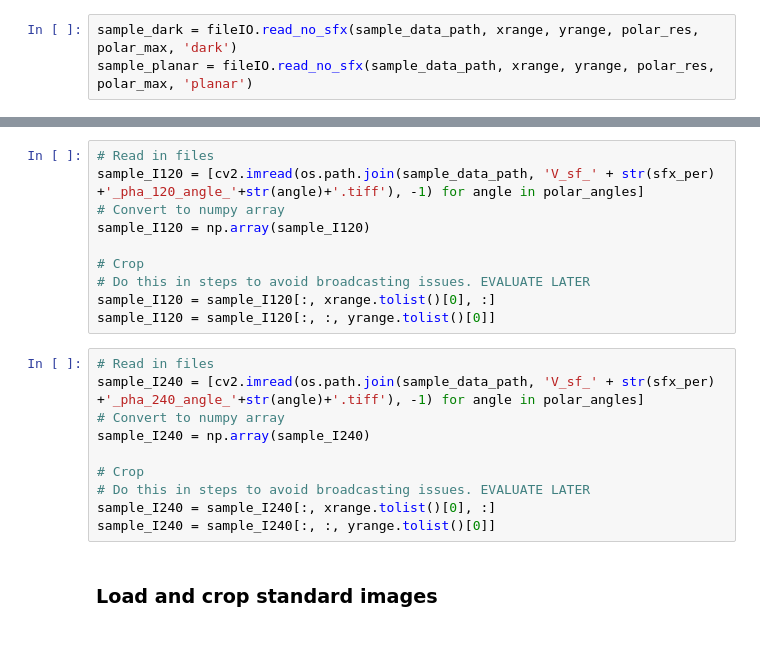
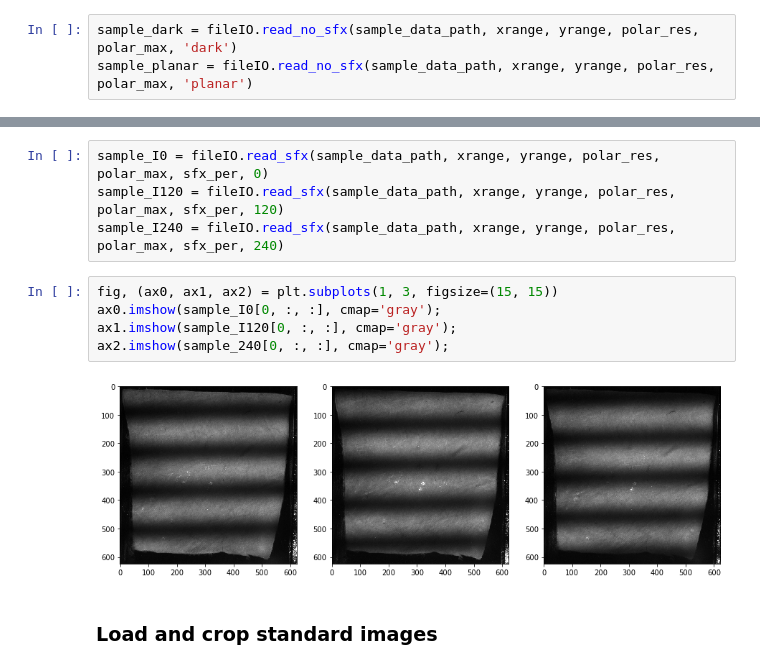
Before and after one commit to stpotter16/psfdi, a Jupyter notebook: notebooks/exploratory/stp_explore_ODF_extraction_data_analysis.ipynb, the cells around one changed output, grey strips where cells are left out. Saved outputs shown, nothing was run; the diff lists cells and outputs as text; blank space fills up the shorter version.

Commit message:
removing local dependency on spatial frequency pattern image readings

```diff
--- a/notebooks/exploratory/stp_explore_ODF_extraction_data_analysis.ipynb
+++ b/notebooks/exploratory/stp_explore_ODF_extraction_data_analysis.ipynb
@@ -178,23 +155,14 @@ sample_I0 = sample_I0[:, :, yrange.tolist()[0]]
-# %%
-# Read in files
-sample_I120 = [cv2.imread(os.path.join(sample_data_path, 'V_sf_' + str(sfx_per) +'_pha_120_angle_'+str(angle)+'.tiff'), -1) for angle in polar_angles]
-# Convert to numpy array
-sample_I120 = np.array(sample_I120)
-
-# Crop
-# Do this in steps to avoid broadcasting issues. EVALUATE LATER
-sample_I120 = sample_I120[:, xrange.tolist()[0], :]
-sample_I120 = sample_I120[:, :, yrange.tolist()[0]]
-# %%
-# Read in files
-sample_I240 = [cv2.imread(os.path.join(sample_data_path, 'V_sf_' + str(sfx_per) +'_pha_240_angle_'+str(angle)+'.tiff'), -1) for angle in polar_angles]
-# Convert to numpy array
-sample_I240 = np.array(sample_I240)
-
-# Crop
-# Do this in steps to avoid broadcasting issues. EVALUATE LATER
-sample_I240 = sample_I240[:, xrange.tolist()[0], :]
-sample_I240 = sample_I240[:, :, yrange.tolist()[0]]
+# %%
+sample_I0 = fileIO.read_sfx(sample_data_path, xrange, yrange, polar_res, polar_max, sfx_per, 0)
+sample_I120 = fileIO.read_sfx(sample_data_path, xrange, yrange, polar_res, polar_max, sfx_per, 120)
+sample_I240 = fileIO.read_sfx(sample_data_path, xrange, yrange, polar_res, polar_max, sfx_per, 240)
+# %%
+fig, (ax0, ax1, ax2) = plt.subplots(1, 3, figsize=(15, 15))
+ax0.imshow(sample_I0[0, :, :], cmap='gray');
+ax1.imshow(sample_I120[0, :, :], cmap='gray');
+ax2.imshow(sample_240[0, :, :], cmap='gray');
+# %% [output]
+[figure, added]
 # %% [markdown]
 ### Load and crop standard images
 # %% [markdown]
```
Also changed, not shown: parts of 7 cells of this notebook.
